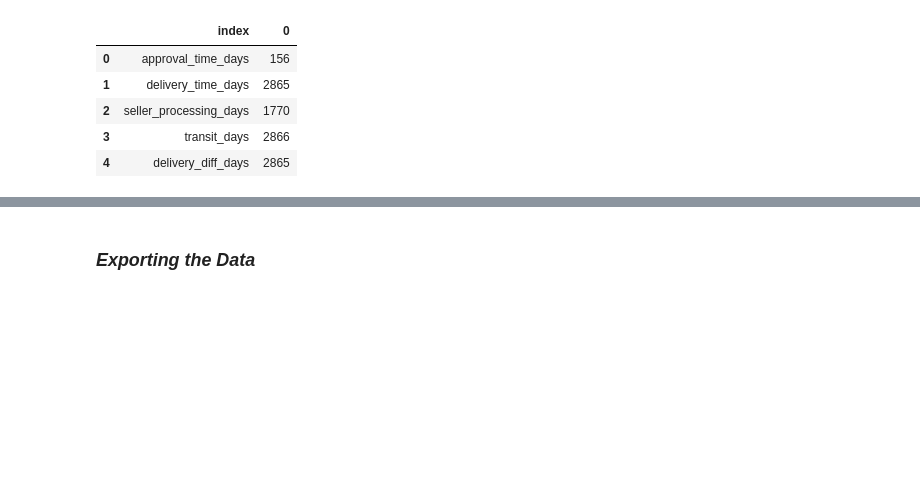
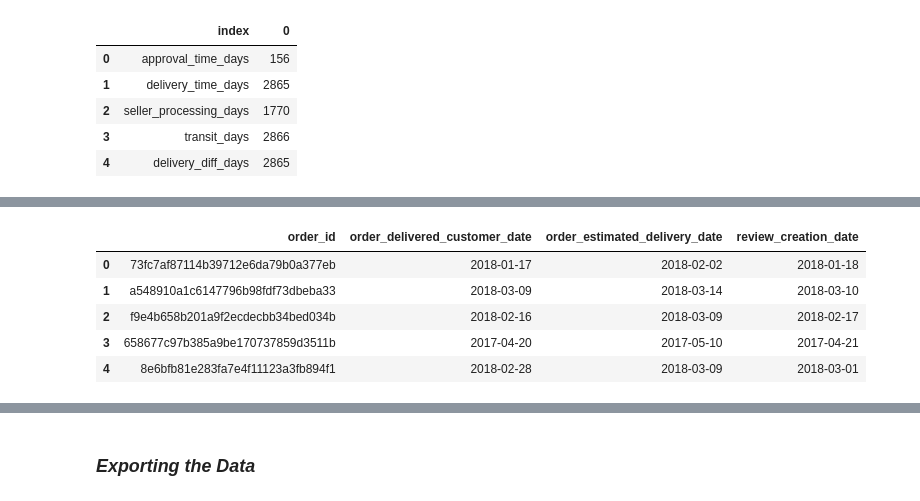
Before and after one commit to IamRaNo/data-analytics-projects, a Jupyter notebook: inside_olist_review_analysis/jupyter_notebooks/03_data_preparation.ipynb, the cells around one changed output, grey strips where cells are left out. Cells and saved outputs as stored; diff of their text form; code cells hidden in the pictures; blank space fills up the shorter version.

```diff
--- a/inside_olist_review_analysis/jupyter_notebooks/03_data_preparation.ipynb
+++ b/inside_olist_review_analysis/jupyter_notebooks/03_data_preparation.ipynb
@@ -413,0 +409,2 @@ data.head()
+# %%
+order_delivery_date = F.sql('select distinct order_id,order_delivered_customer_date,order_estimated_delivery_date from orders')
@@ -413,0 +415,9 @@ data.head()
+# %%
+temp.head()
+# %% [output]
+|  | order_id | order_delivered_customer_date | order_estimated_delivery_date | review_creation_date |
+| 0 | 73fc7af87114b39712e6da79b0a377eb | 2018-01-17 | 2018-02-02 | 2018-01-18 |
+| 1 | a548910a1c6147796b98fdf73dbeba33 | 2018-03-09 | 2018-03-14 | 2018-03-10 |
+| 2 | f9e4b658b201a9f2ecdecbb34bed034b | 2018-02-16 | 2018-03-09 | 2018-02-17 |
+| 3 | 658677c97b385a9be170737859d3511b | 2017-04-20 | 2017-05-10 | 2017-04-21 |
+| 4 | 8e6bfb81e283fa7e4f11123a3fb894f1 | 2018-02-28 | 2018-03-09 | 2018-03-01 |
```
Also changed, not shown: parts of 26 cells of this notebook, 2 other files.
